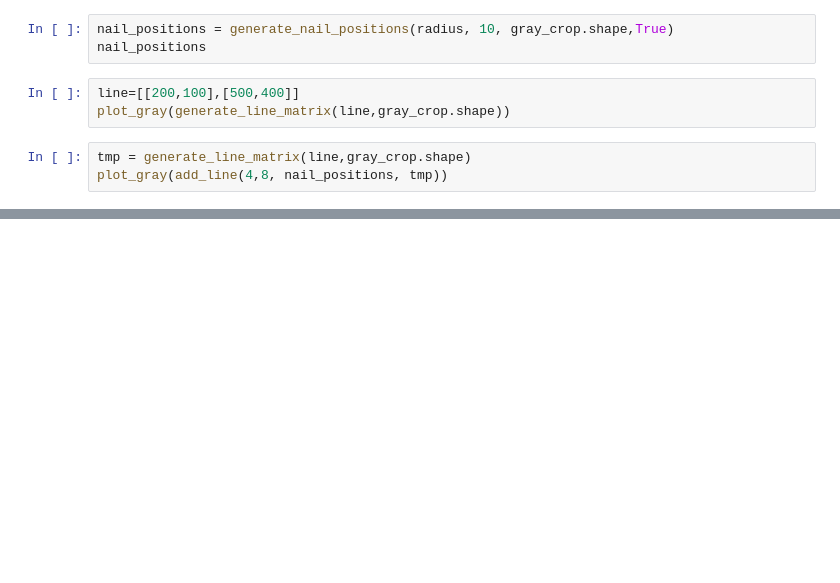
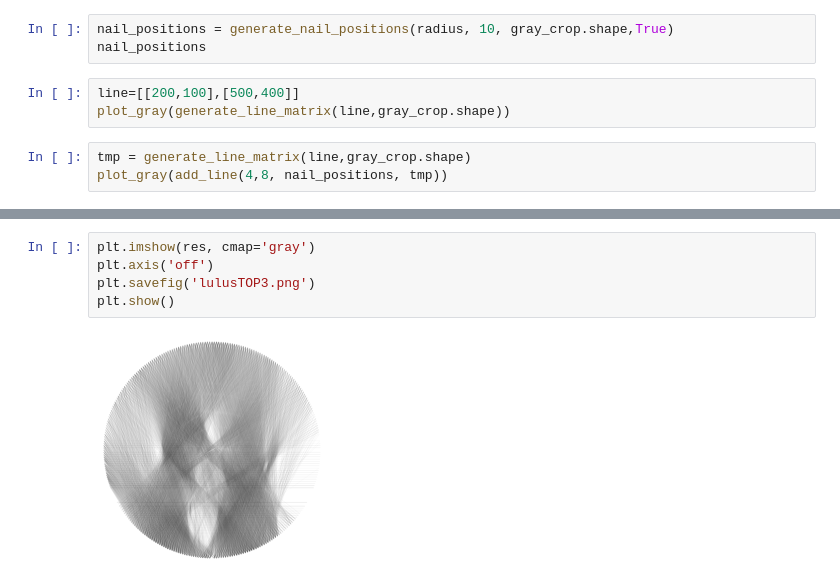
Before and after one commit to LukaBch/thread-portrait, a Jupyter notebook: main3.ipynb, the cells around one changed output, grey strips where cells are left out. Saved outputs shown, nothing was run; the diff lists cells and outputs as text; blank space fills up the shorter version.

```diff
--- a/main3.ipynb
+++ b/main3.ipynb
@@ -85,0 +90,7 @@ plot_gray(res)
+# %%
+plt.imshow(res, cmap='gray')
+plt.axis('off')
+plt.savefig('lulusTOP3.png')
+plt.show()
+# %% [output]
+[figure, added]
```
Also changed, not shown: parts of 9 cells of this notebook.
